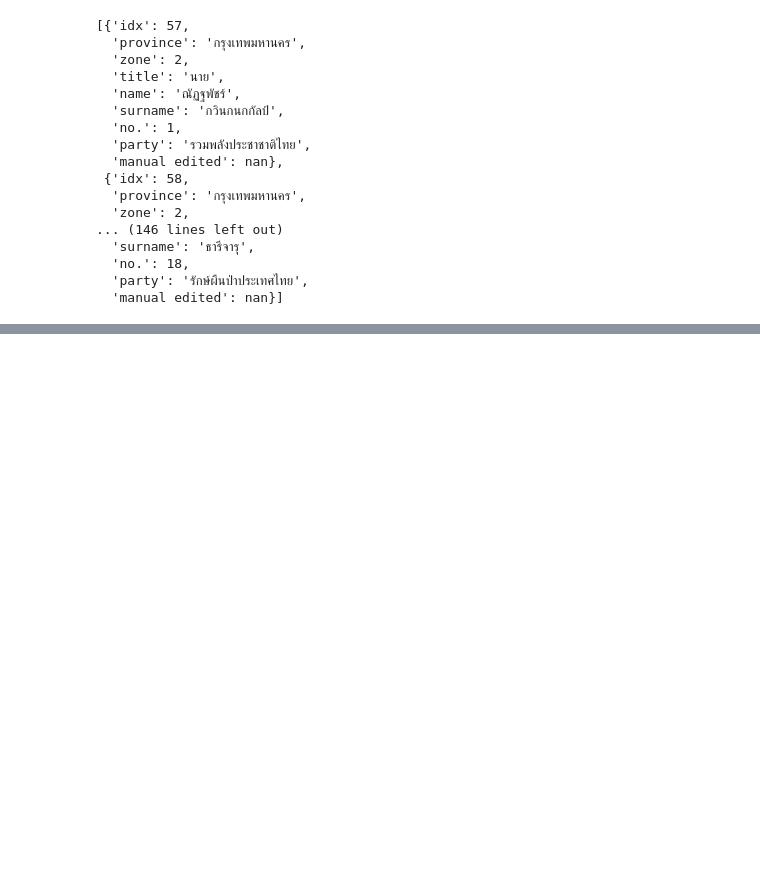
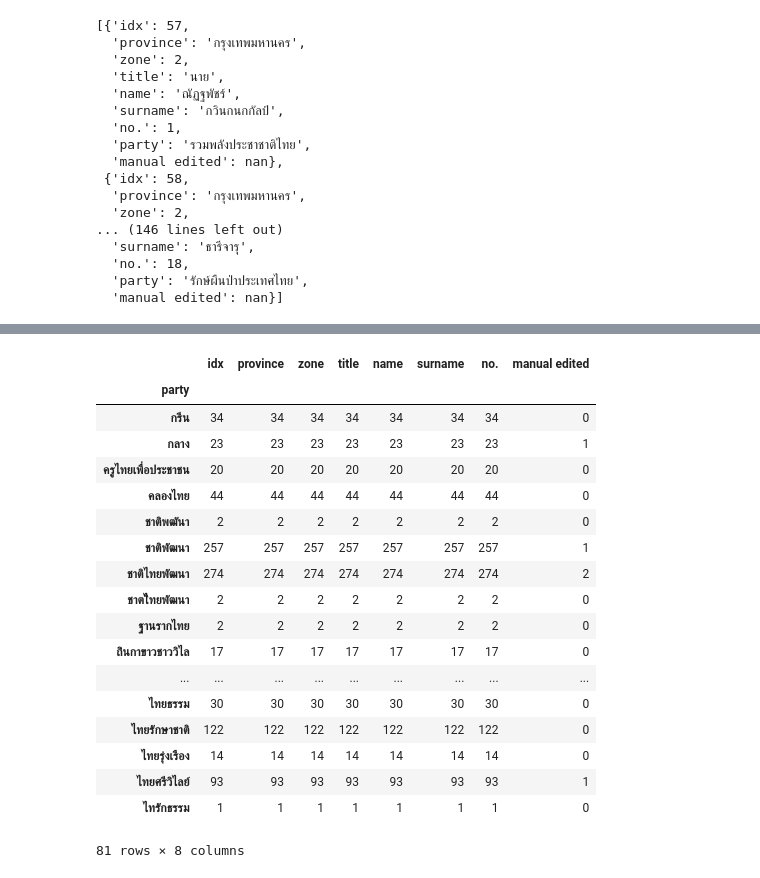
Before and after one commit to electinth/dataset-election-62-candidates, a Jupyter notebook: dev.ipynb, the cells around one changed output, grey strips where cells are left out. Saved outputs shown, nothing was run; the diff lists cells and outputs as text; code cells hidden in the pictures; blank space fills up the shorter version.

Commit message:
add new preprocessing for code2zone

```diff
--- a/dev.ipynb
+++ b/dev.ipynb
@@ -329,0 +395,22 @@ df_candidates[(df_candidates['province'] == 'กรุงเทพมหาน
+# %%
+df_candidates.groupby('party').aggregate('count')
+# %% [output]
+|  | idx | province | zone | title | name | surname | no. | manual edited |
+| party |  |  |  |  |  |  |  |  |
+| กรีน | 34 | 34 | 34 | 34 | 34 | 34 | 34 | 0 |
+| กลาง | 23 | 23 | 23 | 23 | 23 | 23 | 23 | 1 |
+| ครูไทยเพื่อประชาชน | 20 | 20 | 20 | 20 | 20 | 20 | 20 | 0 |
+| คลองไทย | 44 | 44 | 44 | 44 | 44 | 44 | 44 | 0 |
+| ชาติพฒันา | 2 | 2 | 2 | 2 | 2 | 2 | 2 | 0 |
+| ชาติพัฒนา | 257 | 257 | 257 | 257 | 257 | 257 | 257 | 1 |
+| ชาติไทยพัฒนา | 274 | 274 | 274 | 274 | 274 | 274 | 274 | 2 |
+| ชาตไิทยพัฒนา | 2 | 2 | 2 | 2 | 2 | 2 | 2 | 0 |
+| ฐานรากไทย | 2 | 2 | 2 | 2 | 2 | 2 | 2 | 0 |
+| ถ่ินกาขาวชาววิไล | 17 | 17 | 17 | 17 | 17 | 17 | 17 | 0 |
+| ... | ... | ... | ... | ... | ... | ... | ... | ... |
+| ไทยธรรม | 30 | 30 | 30 | 30 | 30 | 30 | 30 | 0 |
+| ไทยรักษาชาติ | 122 | 122 | 122 | 122 | 122 | 122 | 122 | 0 |
+| ไทยรุ่งเรือง | 14 | 14 | 14 | 14 | 14 | 14 | 14 | 0 |
+| ไทยศรีวิไลย์ | 93 | 93 | 93 | 93 | 93 | 93 | 93 | 1 |
+| ไทรักธรรม | 1 | 1 | 1 | 1 | 1 | 1 | 1 | 0 |
+81 rows × 8 columns
```
Also changed, not shown: parts of 8 cells of this notebook.
